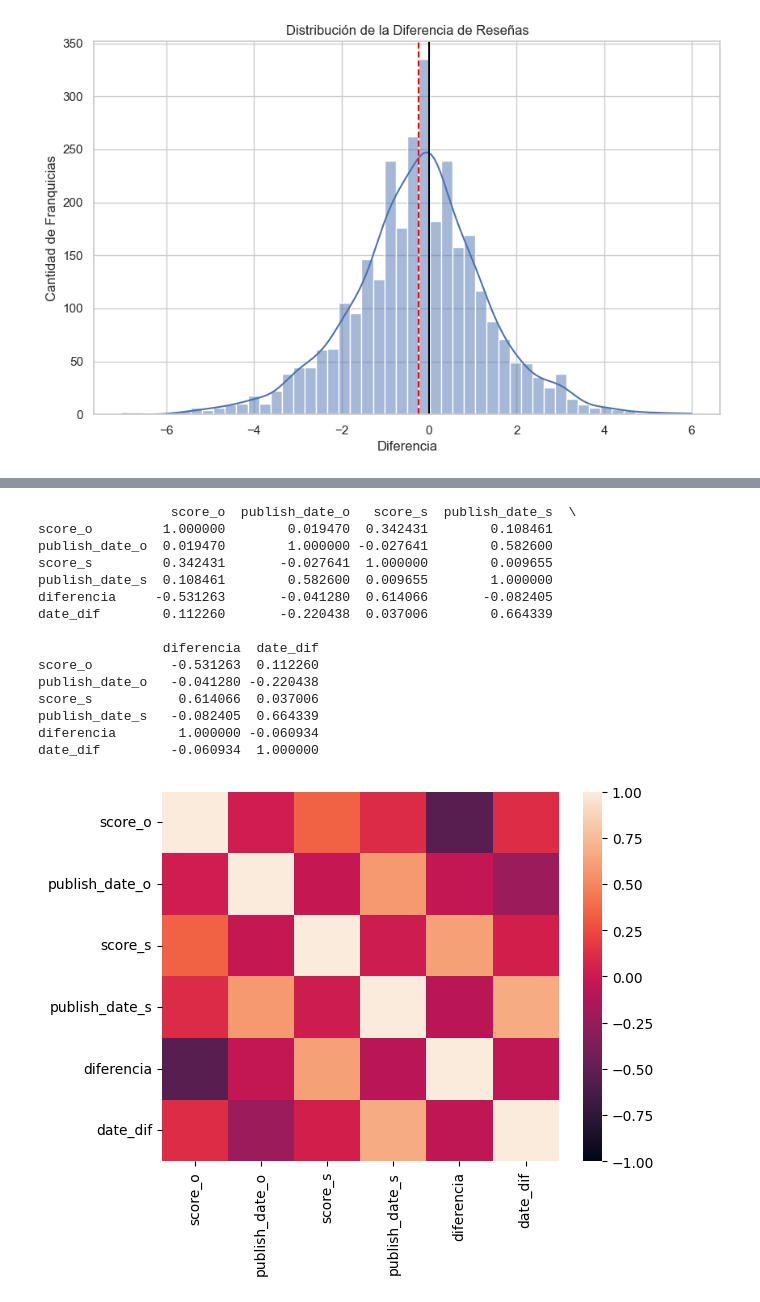
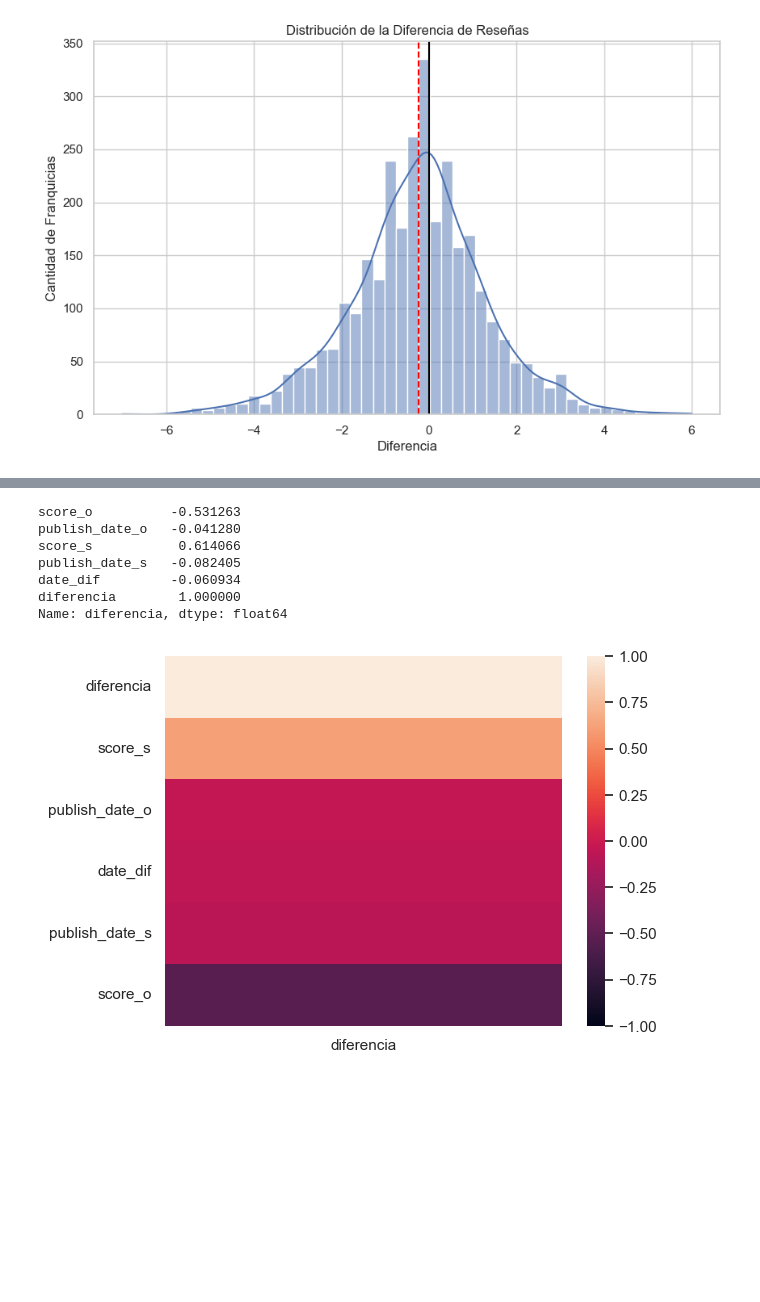
Before and after one commit to claudiocanales721/Proyecto-cs-de-datos, a Jupyter notebook: procesos/videojuegos/procesos de opinion críticos/Proceso.ipynb, the cells around one changed output, grey strips where cells are left out. Saved outputs shown, nothing was run; the diff lists cells and outputs as text; code cells hidden in the pictures; blank space fills up the shorter version.

```diff
--- a/procesos/videojuegos/procesos de opinion críticos/Proceso.ipynb
+++ b/procesos/videojuegos/procesos de opinion críticos/Proceso.ipynb
@@ -410,33 +414,25 @@ freq        82.0
 Name: diferencia, dtype: float64
 # %%
 df_dif=pd.read_csv('data/comp_critica.csv')
-df_dif=df_dif[['score_o','publish_date_o','score_s','publish_date_s','diferencia']]
 # %%
 df_dif['publish_date_o']=pd.to_datetime(df_dif['publish_date_o'], errors='coerce')
 df_dif['publish_date_s']=pd.to_datetime(df_dif['publish_date_s'], errors='coerce')
 # %%
 df_dif['date_dif']=df_dif['publish_date_s']-df_dif['publish_date_o']
 # %%
-corr=df_dif.corr()
-sns.heatmap(corr, vmax=1, vmin=-1)
-print(corr)
+corr=df_dif[['score_o','publish_date_o','score_s','publish_date_s','date_dif','diferencia']].corr()
+corrd = corr[['diferencia']].sort_values(by='diferencia', ascending=False)
+sns.heatmap(corrd, vmax=1, vmin=-1)
+print(corr.diferencia)
 # %% [output]
-                 score_o  publish_date_o   score_s  publish_date_s  \
-score_o         1.000000        0.019470  0.342431        0.108461
-publish_date_o  0.019470        1.000000 -0.027641        0.582600
-score_s         0.342431       -0.027641  1.000000        0.009655
-publish_date_s  0.108461        0.582600  0.009655        1.000000
-diferencia     -0.531263       -0.041280  0.614066       -0.082405
-date_dif        0.112260       -0.220438  0.037006        0.664339
-
-                diferencia  date_dif
-score_o          -0.531263  0.112260
-publish_date_o   -0.041280 -0.220438
-score_s           0.614066  0.037006
-publish_date_s   -0.082405  0.664339
-diferencia        1.000000 -0.060934
-date_dif         -0.060934  1.000000
+score_o          -0.531263
+publish_date_o   -0.041280
+score_s           0.614066
+publish_date_s   -0.082405
+date_dif         -0.060934
+diferencia        1.000000
+Name: diferencia, dtype: float64
-[figure, old version]
+[figure, new version]
 # %%
 sns.scatterplot(data=df_dif, x='date_dif',y='diferencia')
 # %% [output]
```
Also changed, not shown: parts of 7 cells of this notebook, 1 other file.
